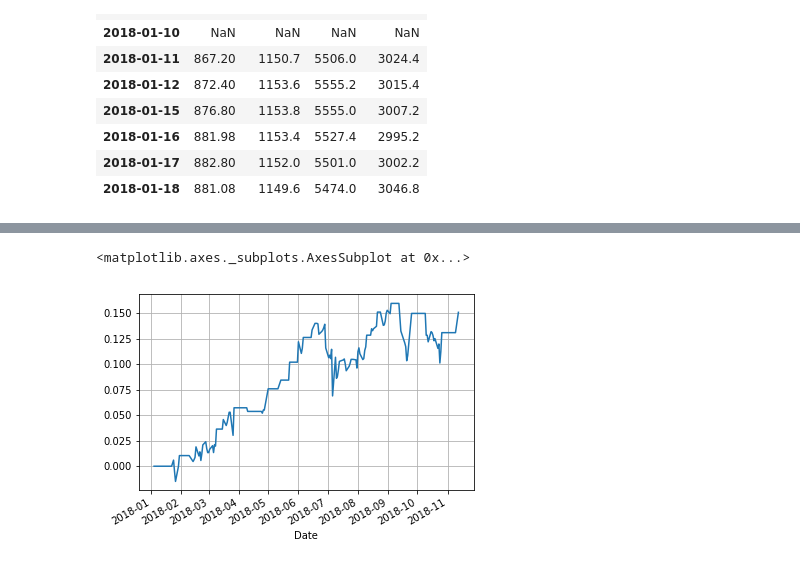
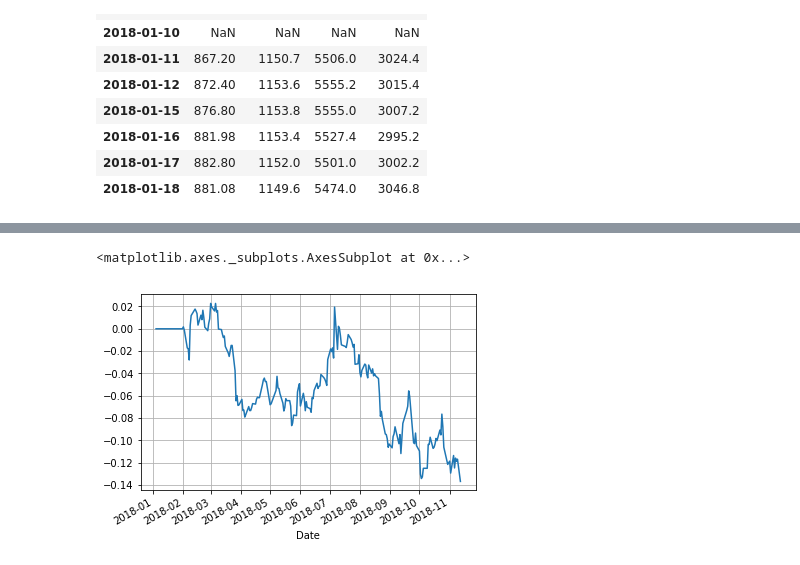
Before and after one commit to shinseitaro/fintalk, a Jupyter notebook: 時系列データ分析/Chapter5.ipynb, the cells around one changed output, grey strips where cells are left out. Cells and saved outputs as stored; diff of their text form; code cells hidden in the pictures.

```diff
--- a/時系列データ分析/Chapter5.ipynb
+++ b/時系列データ分析/Chapter5.ipynb
@@ -180,0 +209,6 @@ df_close.rolling(window=5).mean().head(10)
+# %%
+df = df_close[["NISSAN"]]
+df["MA5"] =  df["NISSAN"].rolling(window=5).mean()
+df["buy flag"] = ((df["NISSAN"] / df["MA5"] - 1) < -0.01) * 1
+#df["sell flag"] = ((df["NISSAN"] / df["MA5"] - 1) > 0.01) * 1
+df.plot(secondary_y=["buy flag","sell flag"], figsize=(20,10))
@@ -241,0 +320,17 @@ def simulation1(df_close, symbol_name="NISSAN", window=5, thred=0.01, hold=10):
+# %%
+def simulation2(df_close, symbol_name="NISSAN", window=5):
+    """
+    df_close: 終値
+    symbol_name: 銘柄名
+    window: 保有期間
+    """
+    s_ma = df_close[symbol_name].rolling(window=window).mean()
+    s_long = df_close[symbol_name] > s_ma
+    s_short = df_close[symbol_name] < s_ma
+
+    s_future_return = df_close[symbol_name].shift(-1) / df_close[symbol_name] - 1
+    s_simulation = s_future_return * s_long + s_future_return * s_short * -1
+
+    return s_simulation
+
+simulation2(df_close).cumsum().plot(grid=True)
@@ -242,6 +340,5 @@ def simulation1(df_close, symbol_name="NISSAN", window=5, thred=0.01, hold=10):
 # %%
-simulation1(df_close, ).plot(grid=True)
-# 悪くはない感じ。
+simulation2(df_close,window=20).cumsum().plot(grid=True)
 # %% [output]
 <matplotlib.axes._subplots.AxesSubplot at 0x...>
-[figure, old version]
+[figure, new version]
```
Also changed, not shown: parts of 30 cells of this notebook, 1 other file.
